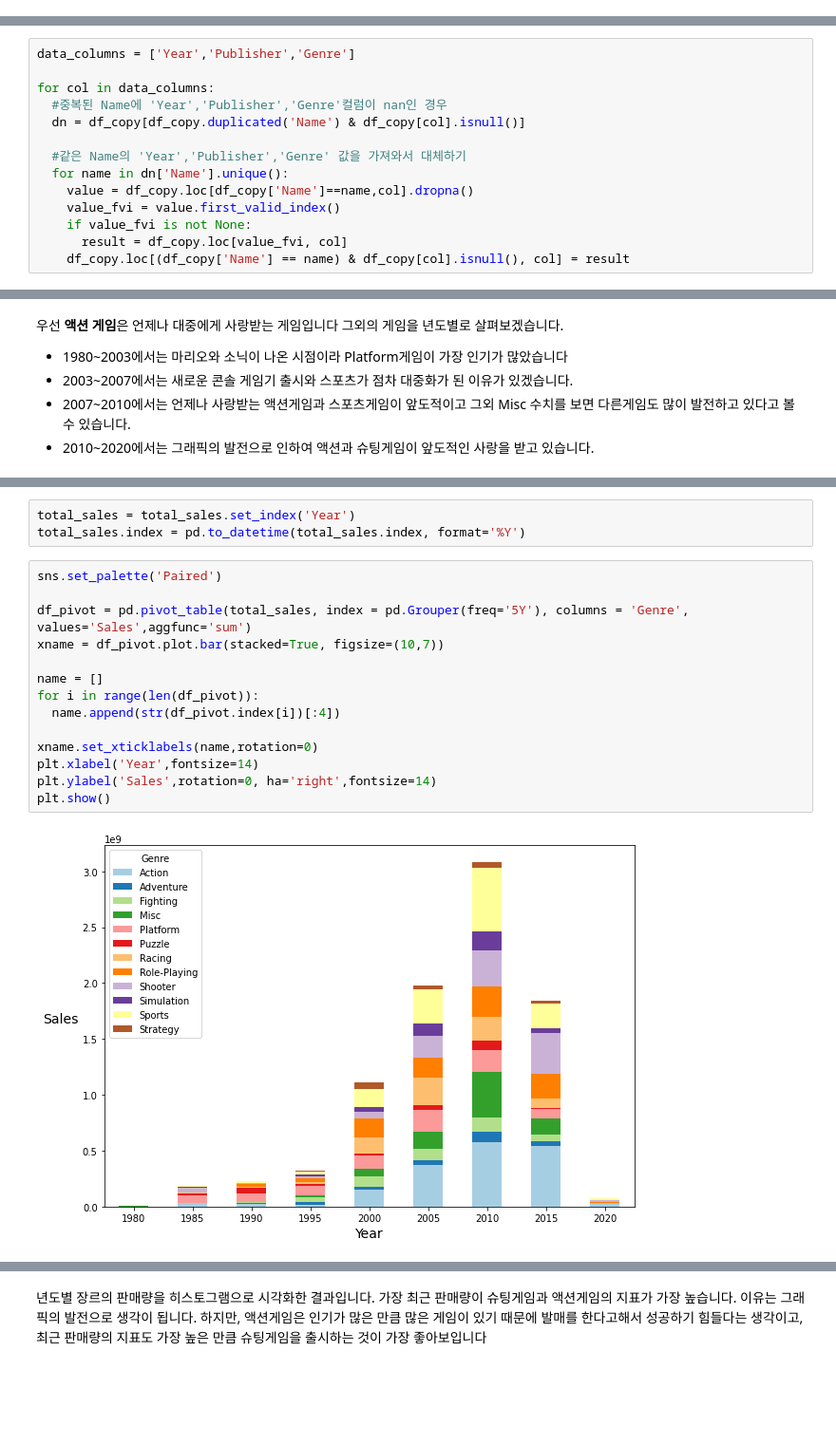
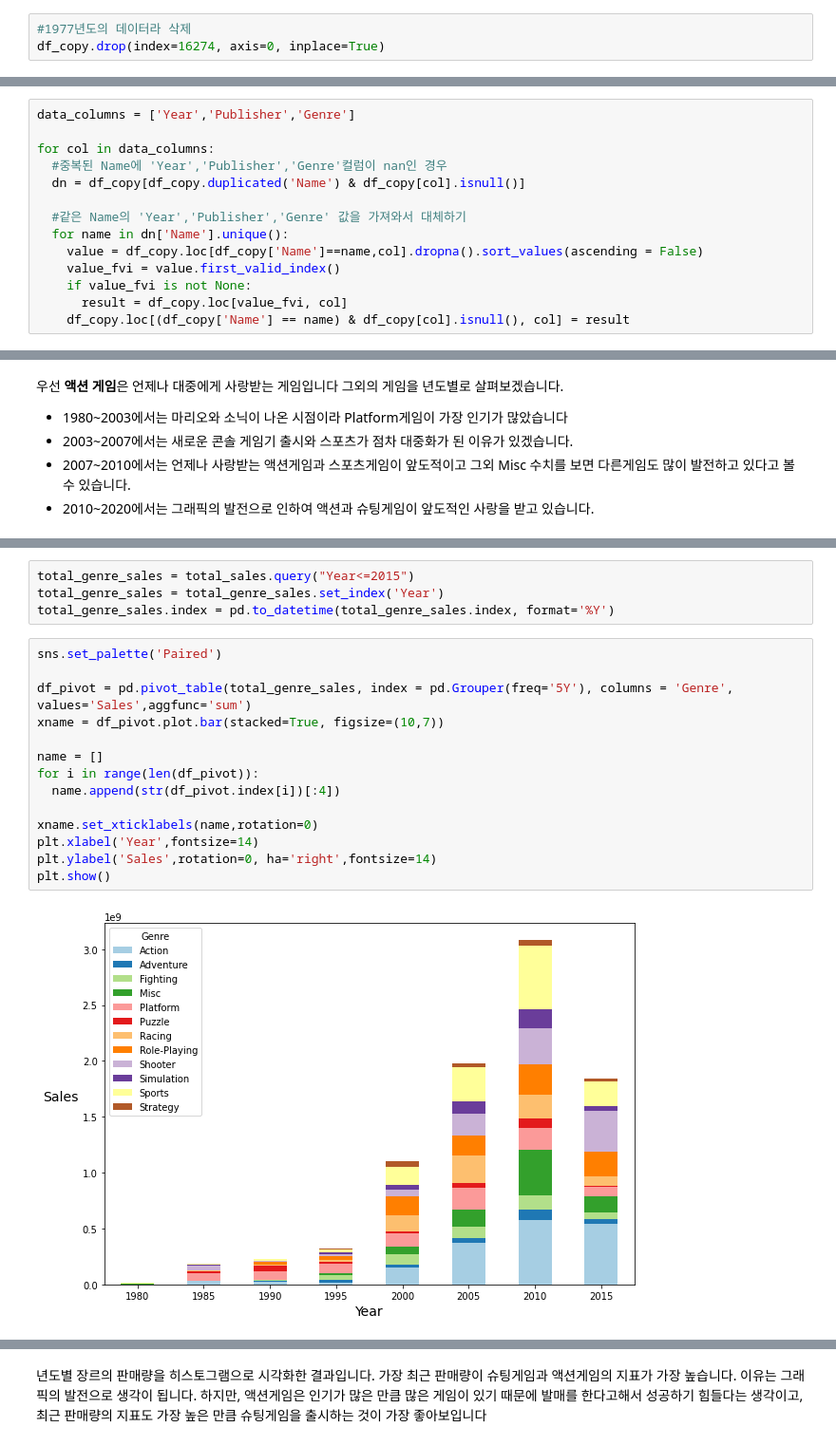
Before and after one commit to Ryu4824/Section_1_Project, a Jupyter notebook: Section_1_Project.ipynb, the cells around one changed output, grey strips where cells are left out. Shown: that part at 95% size. Cells and saved outputs as stored; diff of their text form; blank space fills up the shorter version.

```diff
--- a/Section_1_Project.ipynb
+++ b/Section_1_Project.ipynb
@@ -142,0 +124,3 @@ dtype: int64
+# %%
+#1977년도의 데이터라 삭제
+df_copy.drop(index=16274, axis=0, inplace=True)
@@ -149,7 +193,7 @@ for col in data_columns:
 
   #같은 Name의 'Year','Publisher','Genre' 값을 가져와서 대체하기
   for name in dn['Name'].unique():
-    value = df_copy.loc[df_copy['Name']==name,col].dropna()
+    value = df_copy.loc[df_copy['Name']==name,col].dropna().sort_values(ascending = False)
     value_fvi = value.first_valid_index()
     if value_fvi is not None:
       result = df_copy.loc[value_fvi, col]
@@ -426,19 +632,20 @@ plt.show()
 # %%
-total_sales = total_sales.set_index('Year')
-total_sales.index = pd.to_datetime(total_sales.index, format='%Y')
+total_genre_sales = total_sales.query("Year<=2015")
+total_genre_sales = total_genre_sales.set_index('Year')
+total_genre_sales.index = pd.to_datetime(total_genre_sales.index, format='%Y')
 # %%
 sns.set_palette('Paired')
 
-df_pivot = pd.pivot_table(total_sales, index = pd.Grouper(freq='5Y'), columns = 'Genre', values='Sales',aggfunc='sum')
+df_pivot = pd.pivot_table(total_genre_sales, index = pd.Grouper(freq='5Y'), columns = 'Genre', values='Sales',aggfunc='sum')
 xname = df_pivot.plot.bar(stacked=True, figsize=(10,7))
 
 name = []
 for i in range(len(df_pivot)):
   name.append(str(df_pivot.index[i])[:4])
 
 xname.set_xticklabels(name,rotation=0)
 plt.xlabel('Year',fontsize=14)
 plt.ylabel('Sales',rotation=0, ha='right',fontsize=14)
 plt.show()
 # %% [output]
-[figure, old version]
+[figure, new version]
```
Also changed, not shown: parts of 38 cells of this notebook.
